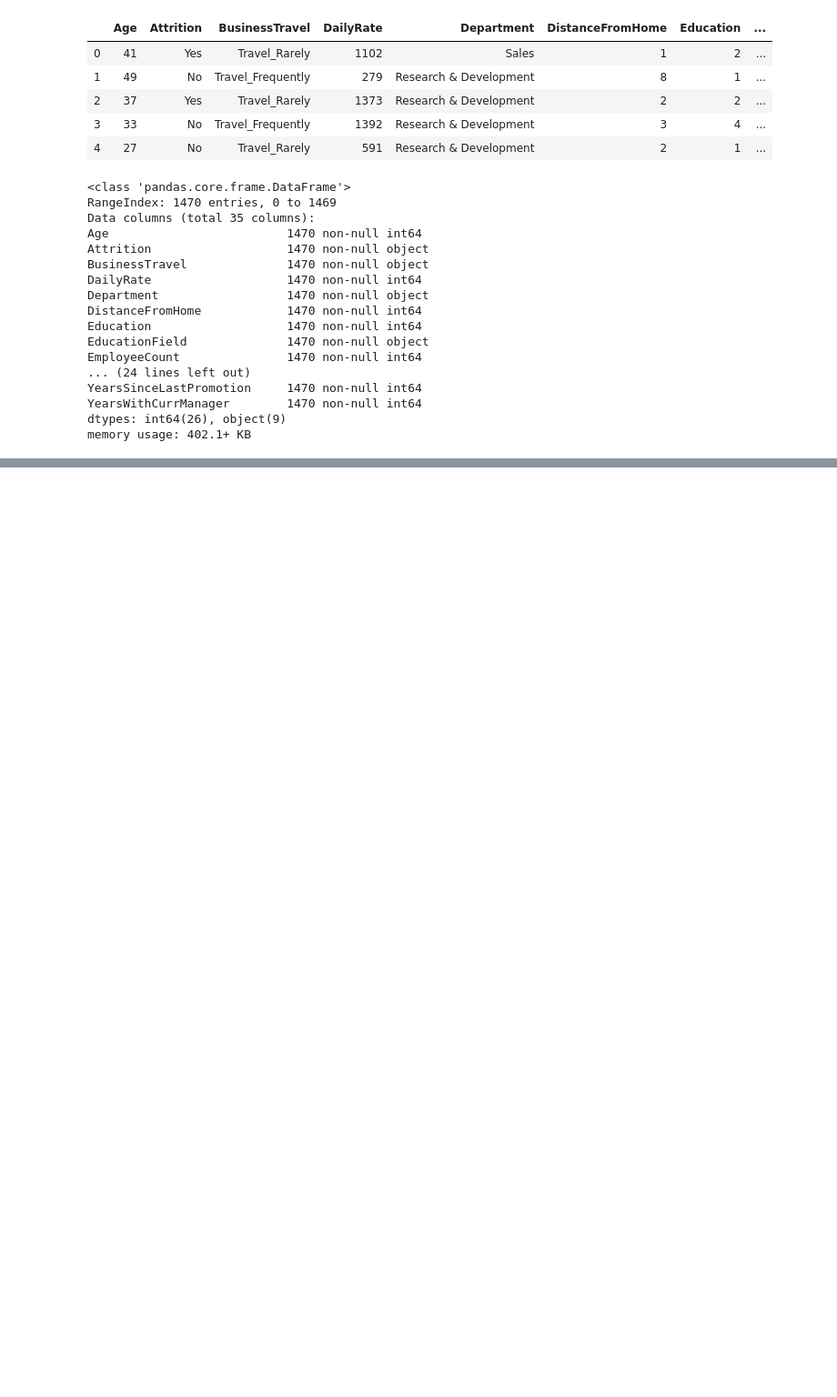
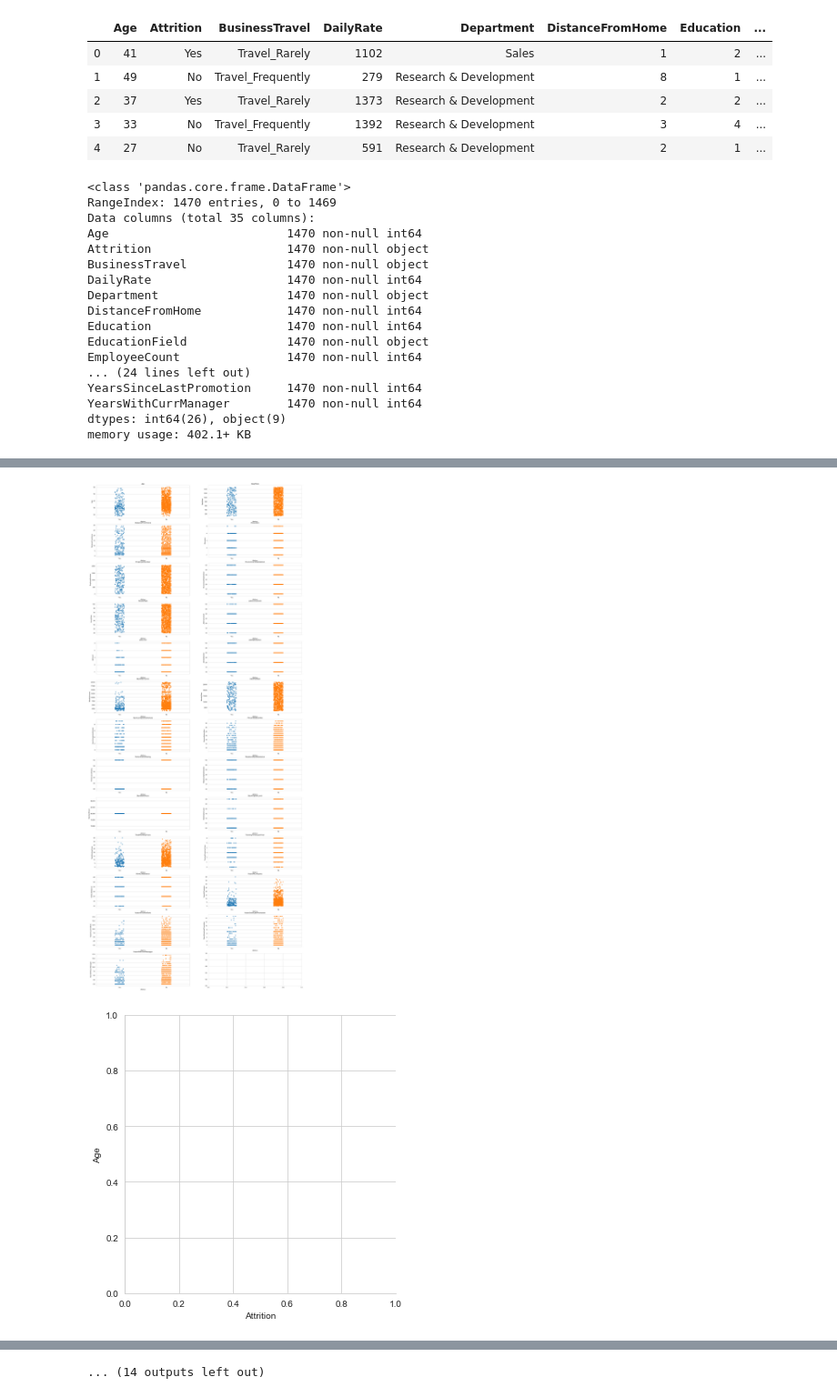
Before and after one commit to SivaLokam/supervisedlearning, a Jupyter notebook: Tutorials/Logistic Regression.ipynb, the cells around one changed output, grey strips where cells are left out. Shown at 91% size. Saved outputs shown, nothing was run; the diff lists cells and outputs as text; code cells hidden in the pictures; blank space fills up the shorter version.

```diff
--- a/Tutorials/Logistic Regression.ipynb
+++ b/Tutorials/Logistic Regression.ipynb
@@ -38,0 +126,12 @@ memory usage: 402.1+ KB
+# %%
+%matplotlib inline
+fig,axes = plt.subplots(13,2,figsize=(24,60))
+axs = [ax for axes_row in axes for ax in axes_row]
+for i,col in enumerate(num_cols):
+    sns.catplot(x=TARGET_COL,y=col,data=df,ax=axs[i])
+    axs[i].set_title(f'{col}')
+plt.tight_layout()
+plt.show()
+# %% [output]
+[figure, added]
+[figure, added]
@@ -38,0 +148 @@ memory usage: 402.1+ KB
+... (14 outputs left out)
```
Also changed, not shown: parts of 26 cells of this notebook, 5 other files.
